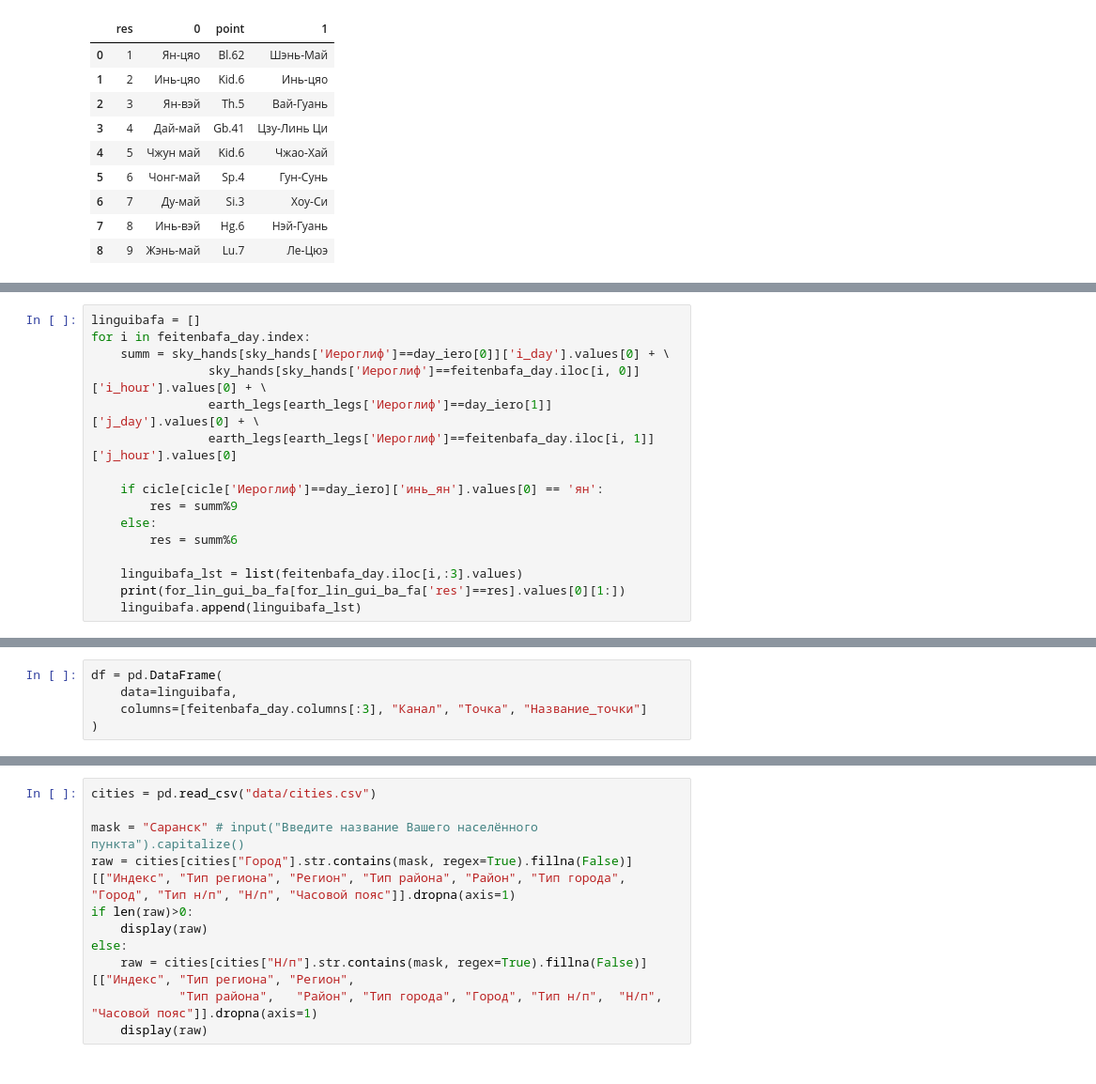
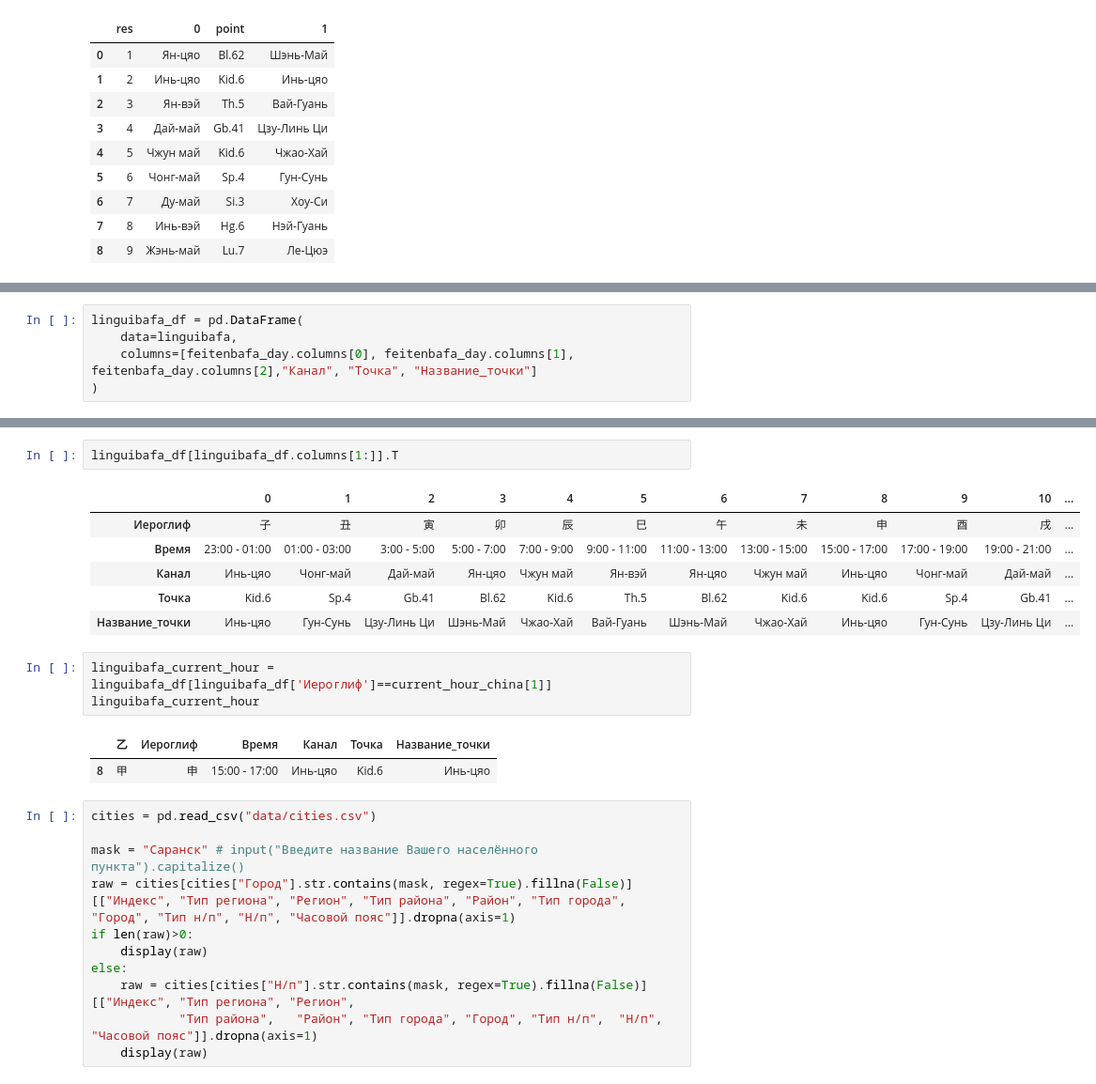
Before and after one commit to Sonnenbergenfluganschluss/BaZi, a Jupyter notebook: app.ipynb, the cells around one changed output, grey strips where cells are left out. Shown at 94% size. Drawn from its saved outputs; the diff is of its cells as text.

```diff
--- a/app.ipynb
+++ b/app.ipynb
@@ -395,16 +395,0 @@ res
-# %%
-linguibafa = []
-for i in feitenbafa_day.index:
-    summ = sky_hands[sky_hands['Иероглиф']==day_iero[0]]['i_day'].values[0] + \
-                sky_hands[sky_hands['Иероглиф']==feitenbafa_day.iloc[i, 0]]['i_hour'].values[0] + \
-                earth_legs[earth_legs['Иероглиф']==day_iero[1]]['j_day'].values[0] + \
-                earth_legs[earth_legs['Иероглиф']==feitenbafa_day.iloc[i, 1]]['j_hour'].values[0]
-
-    if cicle[cicle['Иероглиф']==day_iero]['инь_ян'].values[0] == 'ян':
-        res = summ%9
-    else:
-        res = summ%6
-
-    linguibafa_lst = list(feitenbafa_day.iloc[i,:3].values)
-    print(for_lin_gui_ba_fa[for_lin_gui_ba_fa['res']==res].values[0][1:])
-    linguibafa.append(linguibafa_lst)
@@ -417,5 +396,5 @@ IndexError: index 0 is out of bounds for axis 0 with size 0
 # %%
-df = pd.DataFrame(
+linguibafa_df = pd.DataFrame(
     data=linguibafa,
-    columns=[feitenbafa_day.columns[:3], "Канал", "Точка", "Название_точки"]
+    columns=[feitenbafa_day.columns[0], feitenbafa_day.columns[1], feitenbafa_day.columns[2],"Канал", "Точка", "Название_точки"]
 )
@@ -439,3 +401,18 @@ cicle[:3]
+# %%
+linguibafa_df[linguibafa_df.columns[1:]].T
+# %% [output]
+|  | 0 | 1 | 2 | 3 | 4 | 5 | 6 | 7 | 8 | 9 | 10 | ... |
+| Иероглиф | 子 | 丑 | 寅 | 卯 | 辰 | 巳 | 午 | 未 | 申 | 酉 | 戌 | ... |
+| Время | 23:00 - 01:00 | 01:00 - 03:00 | 3:00 - 5:00 | 5:00 - 7:00 | 7:00 - 9:00 | 9:00 - 11:00 | 11:00 - 13:00 | 13:00 - 15:00 | 15:00 - 17:00 | 17:00 - 19:00 | 19:00 - 21:00 | ... |
+| Канал | Инь-цяо | Чонг-май | Дай-май | Ян-цяо | Чжун май | Ян-вэй | Ян-цяо | Чжун май | Инь-цяо | Чонг-май | Дай-май | ... |
+| Точка | Kid.6 | Sp.4 | Gb.41 | Bl.62 | Kid.6 | Th.5 | Bl.62 | Kid.6 | Kid.6 | Sp.4 | Gb.41 | ... |
+| Название_точки | Инь-цяо | Гун-Сунь | Цзу-Линь Ци | Шэнь-Май | Чжао-Хай | Вай-Гуань | Шэнь-Май | Чжао-Хай | Инь-цяо | Гун-Сунь | Цзу-Линь Ци | ... |
+# %%
+linguibafa_current_hour = linguibafa_df[linguibafa_df['Иероглиф']==current_hour_china[1]]
+linguibafa_current_hour
+# %% [output]
+|  | 乙 | Иероглиф | Время | Канал | Точка | Название_точки |
+| 8 | 甲 | 申 | 15:00 - 17:00 | Инь-цяо | Kid.6 | Инь-цяо |
 # %%
 cities = pd.read_csv("data/cities.csv")
 
```
Also changed, not shown: parts of 12 cells of this notebook.
